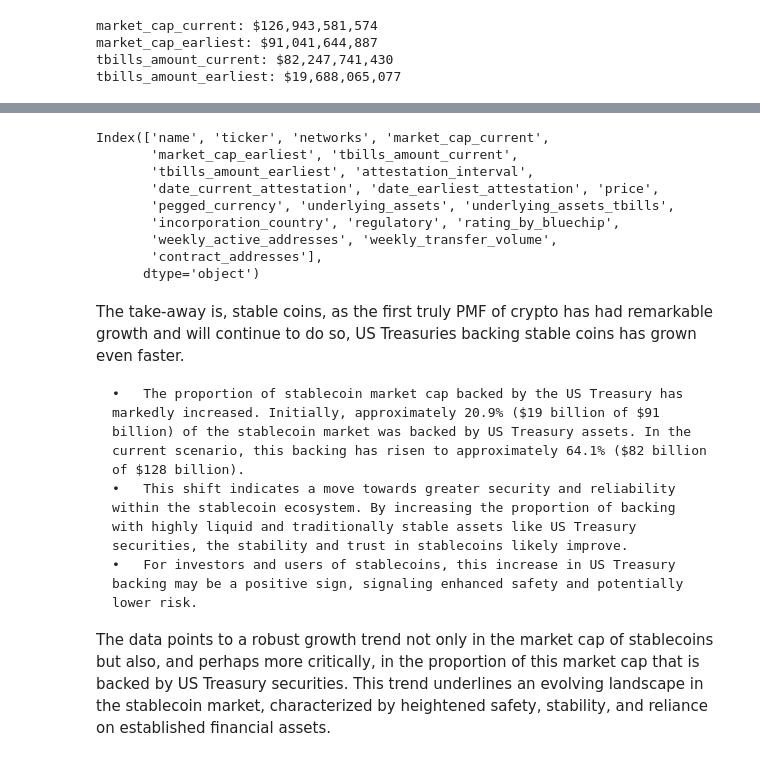
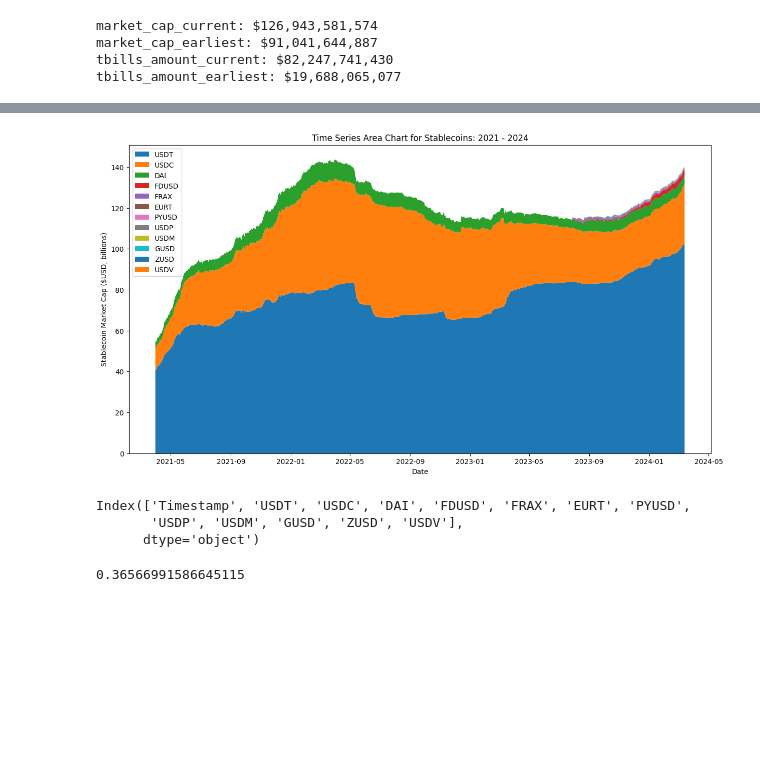
Before and after one commit to PaulApivat/python, a Jupyter notebook: defi/stablecoins/stablecoin.ipynb, the cells around one changed output, grey strips where cells are left out. Saved outputs shown, nothing was run; the diff lists cells and outputs as text; code cells hidden in the pictures; blank space fills up the shorter version.

Commit message:
update stablecoin notebook

```diff
--- a/defi/stablecoins/stablecoin.ipynb
+++ b/defi/stablecoins/stablecoin.ipynb
@@ -255,0 +276,11 @@ tbills_amount_earliest: $19,688,065,077
+# %%
+defillama_stablecoins_path = './data/defillama_stablecoins.csv'
+defillama_df = pd.read_csv(defillama_stablecoins_path)
+
+subset_defillama_df = (
+    defillama_df
+    .loc[:, ['Timestamp', 'Date'] +
+         [ticker for ticker in earliest_tbills_filtered['ticker'].unique() if ticker in defillama_df.columns]]
+)
+
+subset_defillama_df
@@ -256,20 +301,52 @@ tbills_amount_earliest: $19,688,065,077
+# %%
+import matplotlib.pyplot as plt
+
+# set 'Date' as index
+subset_defillama_df.reset_index(inplace=True)
+subset_defillama_df['Date'] = pd.to_datetime(subset_defillama_df['Date'])
+subset_defillama_df.set_index('Date', inplace=True)
+
+# Plotting
+plt.figure(figsize=(15, 8))
+# Here, subset_defillama_df.columns should only contain the ticker symbols
+plt.stackplot(subset_defillama_df.index,
+              [subset_defillama_df[ticker] / 1e9 for ticker in subset_defillama_df.columns if ticker != 'Timestamp'],
+              labels=[ticker for ticker in subset_defillama_df.columns if ticker != 'Timestamp'])
+plt.xlabel('Date')
+plt.ylabel('Stablecoin Market Cap ($USD, billions)')
+plt.title('Time Series Area Chart for Stablecoins: 2021 - 2024')
+plt.legend(loc='upper left')
+plt.show()
+# %% [output]
+[figure, added]
 # %%
-stablecoin_tbills_df.columns
+subset_defillama_df.columns
 # %% [output]
-Index(['name', 'ticker', 'networks', 'market_cap_current',
-       'market_cap_earliest', 'tbills_amount_current',
-       'tbills_amount_earliest', 'attestation_interval',
-       'date_current_attestation', 'date_earliest_attestation', 'price',
-       'pegged_currency', 'underlying_assets', 'underlying_assets_tbills',
-       'incorporation_country', 'regulatory', 'rating_by_bluechip',
-       'weekly_active_addresses', 'weekly_transfer_volume',
-       'contract_addresses'],
+Index(['Timestamp', 'USDT', 'USDC', 'DAI', 'FDUSD', 'FRAX', 'EURT', 'PYUSD',
+       'USDP', 'USDM', 'GUSD', 'ZUSD', 'USDV'],
       dtype='object')
-# %% [markdown]
-The take-away is, stable coins, as the first truly PMF of crypto has had remarkable growth and will continue to do so, US Treasuries backing stable coins has grown even faster.
-
-	•	The proportion of stablecoin market cap backed by the US Treasury has markedly increased. Initially, approximately 20.9% ($19 billion of $91 billion) of the stablecoin market was backed by US Treasury assets. In the current scenario, this backing has risen to approximately 64.1% ($82 billion of $128 billion).
-	•	This shift indicates a move towards greater security and reliability within the stablecoin ecosystem. By increasing the proportion of backing with highly liquid and traditionally stable assets like US Treasury securities, the stability and trust in stablecoins likely improve.
-	•	For investors and users of stablecoins, this increase in US Treasury backing may be a positive sign, signaling enhanced safety and potentially lower risk.
-
-The data points to a robust growth trend not only in the market cap of stablecoins but also, and perhaps more critically, in the proportion of this market cap that is backed by US Treasury securities. This trend underlines an evolving landscape in the stablecoin market, characterized by heightened safety, stability, and reliance on established financial assets.
+# %%
+import pandas as pd
+
+# note: subset_defillama_df is already defined with 'Date' as index
+
+# Sum the market caps for each date to get the total market cap for that date
+total_market_caps = subset_defillama_df.drop('Timestamp', axis=1).sum(axis=1)
+
+# Get the earliest and latest dates in the dataset
+start_date = total_market_caps.index.min()
+end_date = total_market_caps.index.max()
+
+# Get the total market cap at the start and end dates
+initial_total_market_cap = total_market_caps[start_date]
+final_total_market_cap = total_market_caps[end_date]
+
+# Calculate the number of years between the start and end dates
+years = (end_date - start_date).days / 365.25
+
+# Calculate the CAGR
+cagr_total = ((final_total_market_cap / initial_total_market_cap) ** (1 / years)) - 1
+
+cagr_total
+# %% [output]
+0.36566991586645115
```
Also changed, not shown: parts of 11 cells of this notebook.
